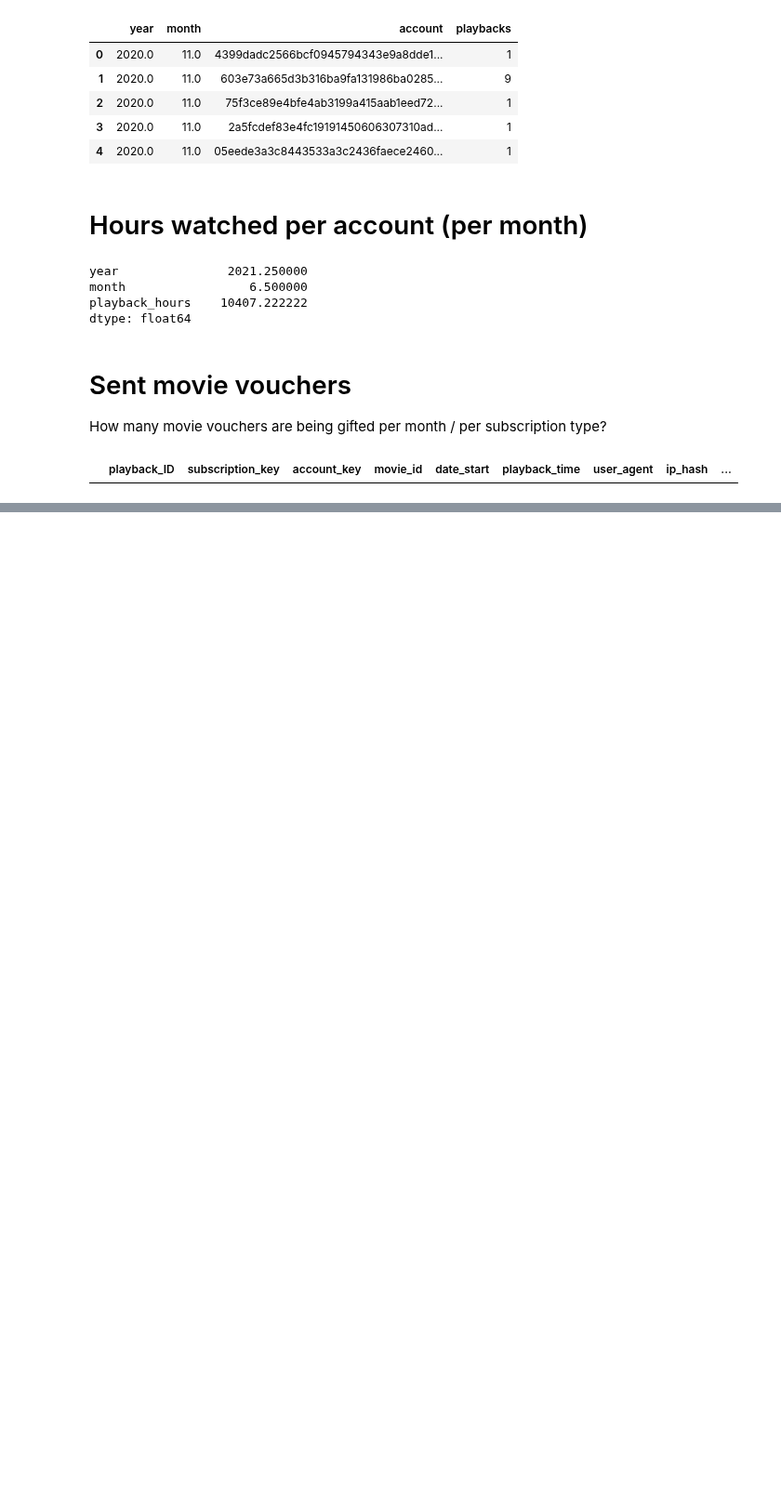
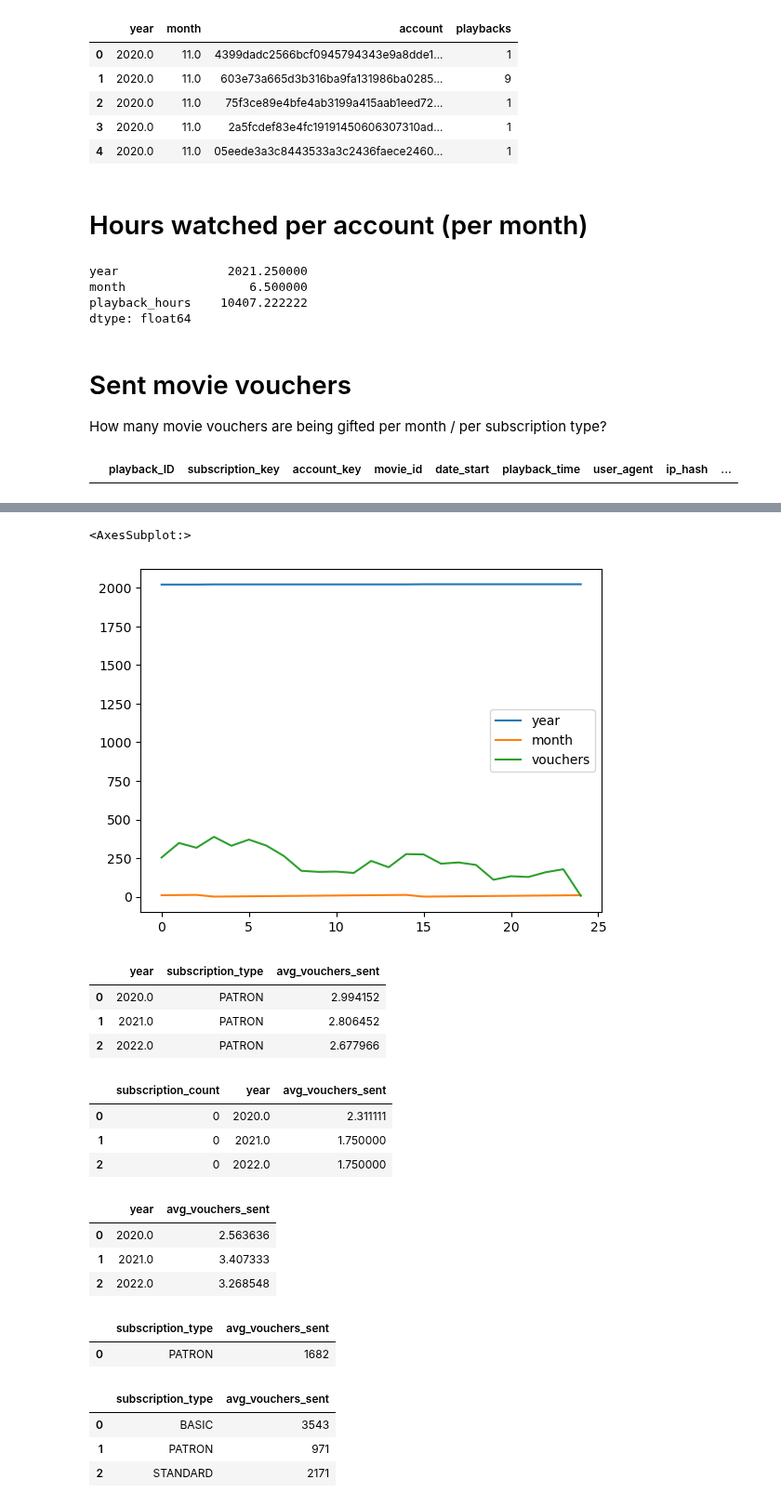
Before and after one commit to elisicke/Data-Analyst-Capstone-Project, a Jupyter notebook: EDA_phillipp.ipynb, the cells around one changed output, grey strips where cells are left out. Shown at 93% size. Saved outputs shown, nothing was run; the diff lists cells and outputs as text; code cells hidden in the pictures; blank space fills up the shorter version.

```diff
--- a/EDA_phillipp.ipynb
+++ b/EDA_phillipp.ipynb
@@ -386,0 +436,44 @@ sf.get_dataframe(f' SELECT DISTINCT * FROM {schema}.playbacks WHERE device IS NU
+# %%
+sf.get_dataframe(f" SELECT EXTRACT(year FROM creation_date) as year, EXTRACT(month FROM creation_date) as month, COUNT(*) as vouchers FROM {schema}.vouchers WHERE creation_date BETWEEN '2020-10-01' and '2022-10-01' GROUP BY year, month ORDER BY year, month").plot(kind="line")
+# %% [output]
+<AxesSubplot:>
+[figure, added]
+# %%
+sf.get_dataframe(f" SELECT COUNT(voucher_id), account_key_sender FROM {schema}.vouchers INNER JOIN {schema}.subscriptions on {schema}.vouchers.account_key_sender = {schema}.subscriptions.account_key WHERE (subscription_type = 'BASIC' AND creation_date BETWEEN '2020-10-01' and '2022-11-01') GROUP BY account_key_sender").head()
+#sf.get_dataframe(f" SELECT COUNT(*) FROM {schema}.vouchers INNER JOIN {schema}.subscriptions on {schema}.vouchers.account_key_sender = {schema}.subscriptions.account_key WHERE (subscription_type = 'STANDARD' AND creation_date BETWEEN '2020-10-01' and '2022-11-01')").head()
+#sf.get_dataframe(f" SELECT COUNT(*) FROM {schema}.vouchers INNER JOIN {schema}.subscriptions on {schema}.vouchers.account_key_sender = {schema}.subscriptions.account_key WHERE (subscription_type = 'PATRON' AND creation_date BETWEEN '2020-10-01' and '2022-11-01')").head()
+sf.get_dataframe(f" SELECT EXTRACT(year FROM creation_date) as year, subscription_type, COUNT(*) / COUNT(DISTINCT vouchers.account_key_sender)::float as avg_vouchers_sent FROM {schema}.vouchers INNER JOIN {schema}.subscriptions on {schema}.vouchers.account_key_sender = {schema}.subscriptions.account_key WHERE subscription_type = 'PATRON' GROUP BY subscription_type, year ORDER BY subscription_type, year").head(30)
+# %% [output]
+|  | year | subscription_type | avg_vouchers_sent |
+| 0 | 2020.0 | PATRON | 2.994152 |
+| 1 | 2021.0 | PATRON | 2.806452 |
+| 2 | 2022.0 | PATRON | 2.677966 |
+# %%
+sf.get_dataframe(f" SELECT subscription_count, EXTRACT(year FROM creation_date) as year, COUNT(*) / COUNT(DISTINCT vouchers.account_key_sender)::float as avg_vouchers_sent FROM {schema}.vouchers INNER JOIN {schema}.accounts on {schema}.vouchers.account_key_sender = {schema}.accounts.account_key WHERE subscription_count = 0 GROUP BY  subscription_count, year ORDER BY  subscription_count, year").head(30)
+# %% [output]
+|  | subscription_count | year | avg_vouchers_sent |
+| 0 | 0 | 2020.0 | 2.311111 |
+| 1 | 0 | 2021.0 | 1.750000 |
+| 2 | 0 | 2022.0 | 1.750000 |
+# %%
+sf.get_dataframe(f" SELECT EXTRACT(year FROM creation_date) as year, COUNT(*) / COUNT(DISTINCT vouchers.account_key_sender)::float as avg_vouchers_sent FROM {schema}.vouchers INNER JOIN {schema}.subscriptions on {schema}.vouchers.account_key_sender = {schema}.subscriptions.account_key WHERE (creation_date BETWEEN '2020-10-01' and '2022-11-01') GROUP BY  year ORDER BY year").head(30)
+# %% [output]
+|  | year | avg_vouchers_sent |
+| 0 | 2020.0 | 2.563636 |
+| 1 | 2021.0 | 3.407333 |
+| 2 | 2022.0 | 3.268548 |
+# %%
+sf.get_dataframe(f" SELECT EXTRACT(year FROM creation_date) as year, subscription_type, COUNT(*) as avg_vouchers_sent FROM {schema}.vouchers INNER JOIN {schema}.subscriptions on {schema}.vouchers.account_key_sender = {schema}.subscriptions.account_key WHERE subscription_type = 'PATRON' GROUP BY subscription_type, year ORDER BY subscription_type, year").head(30)
+sf.get_dataframe(f" SELECT subscription_type, COUNT(*) as avg_vouchers_sent FROM {schema}.vouchers INNER JOIN {schema}.subscriptions on {schema}.vouchers.account_key_sender = {schema}.subscriptions.account_key WHERE subscription_type = 'PATRON' GROUP BY subscription_type ORDER BY subscription_type").head(30)
+display(sf.get_dataframe(f" SELECT COUNT(*) FROM {schema}.vouchers WHERE creation_date BETWEEN '2020-10-01' and '2022-10-01'").describe())
+# %% [output]
+|  | subscription_type | avg_vouchers_sent |
+| 0 | PATRON | 1682 |
+# %%
+sf.get_dataframe(f" SELECT subscription_type, COUNT(*) as avg_vouchers_sent FROM {schema}.vouchers INNER JOIN {schema}.subscriptions on {schema}.vouchers.account_key_sender = {schema}.subscriptions.account_key WHERE subscription_type = 'STANDARD' GROUP BY subscription_type ORDER BY subscription_type").head(30)
+sf.get_dataframe(f" SELECT subscription_type, COUNT(DISTINCT voucher_id) as avg_vouchers_sent FROM {schema}.vouchers INNER JOIN {schema}.subscriptions on {schema}.vouchers.account_key_sender = {schema}.subscriptions.account_key WHERE creation_date BETWEEN '2020-10-01' and '2022-10-01' GROUP BY subscription_type ORDER BY subscription_type").head(30)
+# %% [output]
+|  | subscription_type | avg_vouchers_sent |
+| 0 | BASIC | 3543 |
+| 1 | PATRON | 971 |
+| 2 | STANDARD | 2171 |
```
Also changed, not shown: parts of 12 cells of this notebook.
